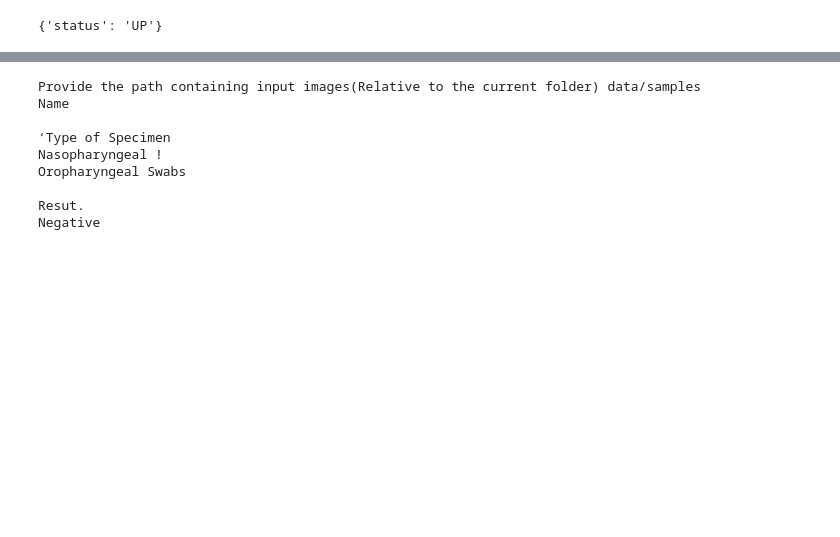
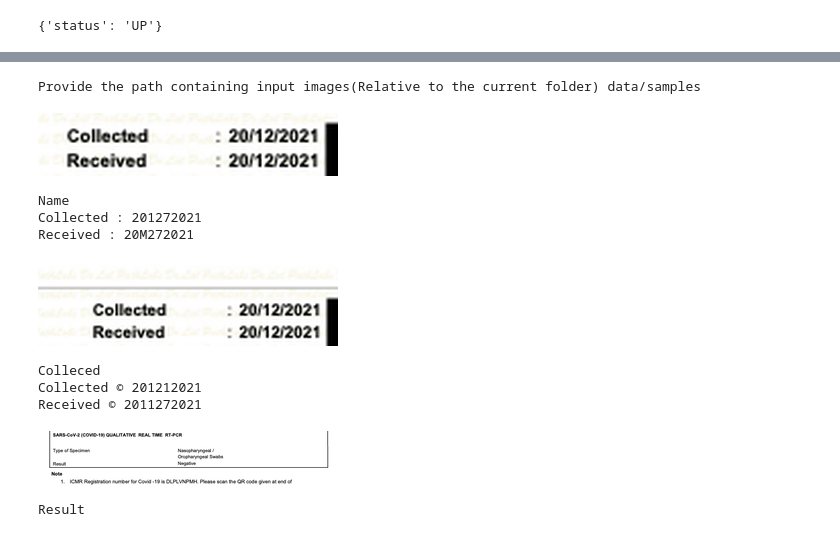
Before and after one commit to IITB-LEAP-OCR/ocr-ner-extractor, a Jupyter notebook: BatchProcessPredictions.ipynb, the cells around one changed output, grey strips where cells are left out. Saved outputs shown, nothing was run; the diff lists cells and outputs as text; code cells hidden in the pictures; blank space fills up the shorter version.

```diff
--- a/BatchProcessPredictions.ipynb
+++ b/BatchProcessPredictions.ipynb
@@ -115,36 +124,46 @@ def ocr_image(input_image):
 # %%
 #get the task. In this example we will get a folder that contains images for the current project
 directory=input('Provide the path containing input images(Relative to the current folder)') or 'data/samples'
 
 # iterate over files in
 # that directory
 for filename in os.listdir(directory):
     f = os.path.join(directory, filename)
     # checking if it is a file
     if os.path.isfile(f) and '.jpg' or '.png' in f:
         #read the image
         im = Image.open(f)
         #for each user defined labels
         for ulabel in userDefinedLabels:
             #crop image
             im1 = im.crop((ulabel['x']/100*im.size[0], ulabel['y']/100*im.size[1], ulabel['x']/100*im.size[0]+ulabel['width']/100*im.size[0],ulabel['y']/100*im.size[1]+ulabel['height']/100*im.size[1]))
+            basewidth = 300
+
+            wpercent = (basewidth/float(im1.size[0]))
+            hsize = int((float(im1.size[1])*float(wpercent)))
+            im1 = im1.resize((basewidth,hsize), Image.ANTIALIAS)
             #send it to ocr
             text=ocr_image(im1)
+            display(im1)
+
+            print(ulabel['labelName'])
             print(text)
             #write the json
 
 
 
 
 
 #for each task
 # %% [output]
 Provide the path containing input images(Relative to the current folder) data/samples
-Name
-
-‘Type of Specimen
-Nasopharyngeal !
-Oropharyngeal Swabs
-
-Resut.
-Negative
+[figure, added]
+Name
+Collected : 201272021
+Received : 20M272021
+[figure, added]
+Colleced
+Collected © 201212021
+Received © 2011272021
+[figure, added]
+Result
```
Also changed, not shown: parts of 3 cells of this notebook, 2 other files.
